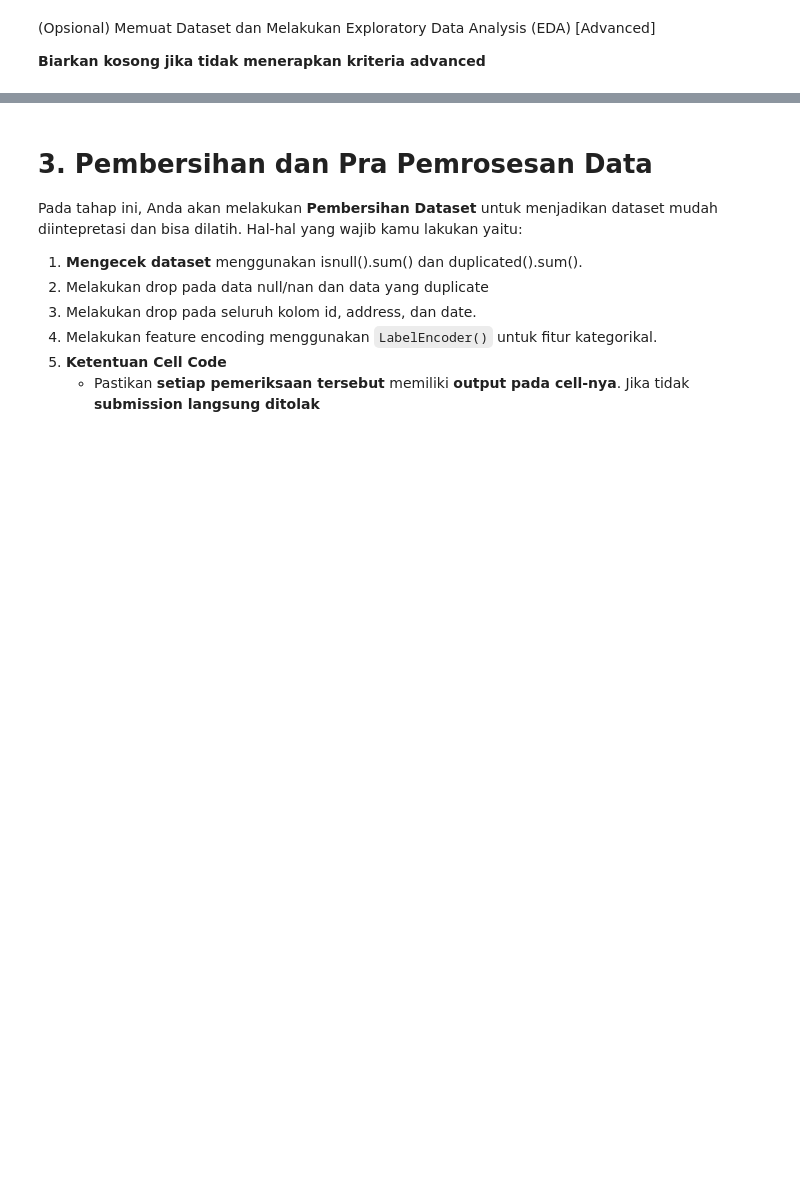
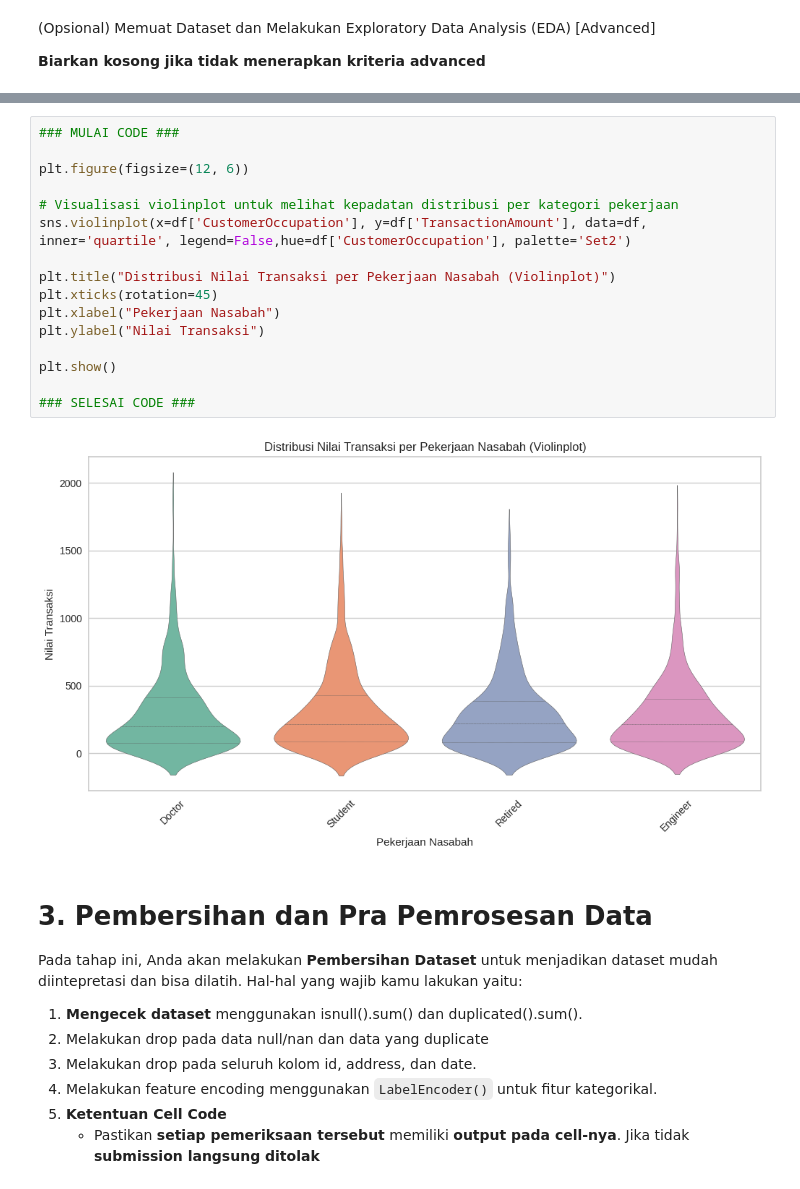
Before and after one commit to rfaoktvian/Dicoding_IDCamp, a Jupyter notebook: [Clustering]_Submission_Akhir_BMLP_Nazly_Rafa_Oktafian_Nuzqu.ipynb, the cells around one changed output, grey strips where cells are left out. Saved outputs shown, nothing was run; the diff lists cells and outputs as text; blank space fills up the shorter version.

```diff
--- a/[Clustering]_Submission_Akhir_BMLP_Nazly_Rafa_Oktafian_Nuzqu.ipynb
+++ b/[Clustering]_Submission_Akhir_BMLP_Nazly_Rafa_Oktafian_Nuzqu.ipynb
@@ -246,3 +248,21 @@ plt.show()
+# %%
+### MULAI CODE ###
+
+plt.figure(figsize=(12, 6))
+
+# Visualisasi violinplot untuk melihat kepadatan distribusi per kategori pekerjaan
+sns.violinplot(x=df['CustomerOccupation'], y=df['TransactionAmount'], data=df, inner='quartile', legend=False,hue=df['CustomerOccupation'], palette='Set2')
+
+plt.title("Distribusi Nilai Transaksi per Pekerjaan Nasabah (Violinplot)")
+plt.xticks(rotation=45)
+plt.xlabel("Pekerjaan Nasabah")
+plt.ylabel("Nilai Transaksi")
+
+plt.show()
+
+### SELESAI CODE ###
+# %% [output]
+[figure, added]
 # %% [markdown]
 # **3. Pembersihan dan Pra Pemrosesan Data**
 
```
Also changed, not shown: parts of 5 cells of this notebook.
